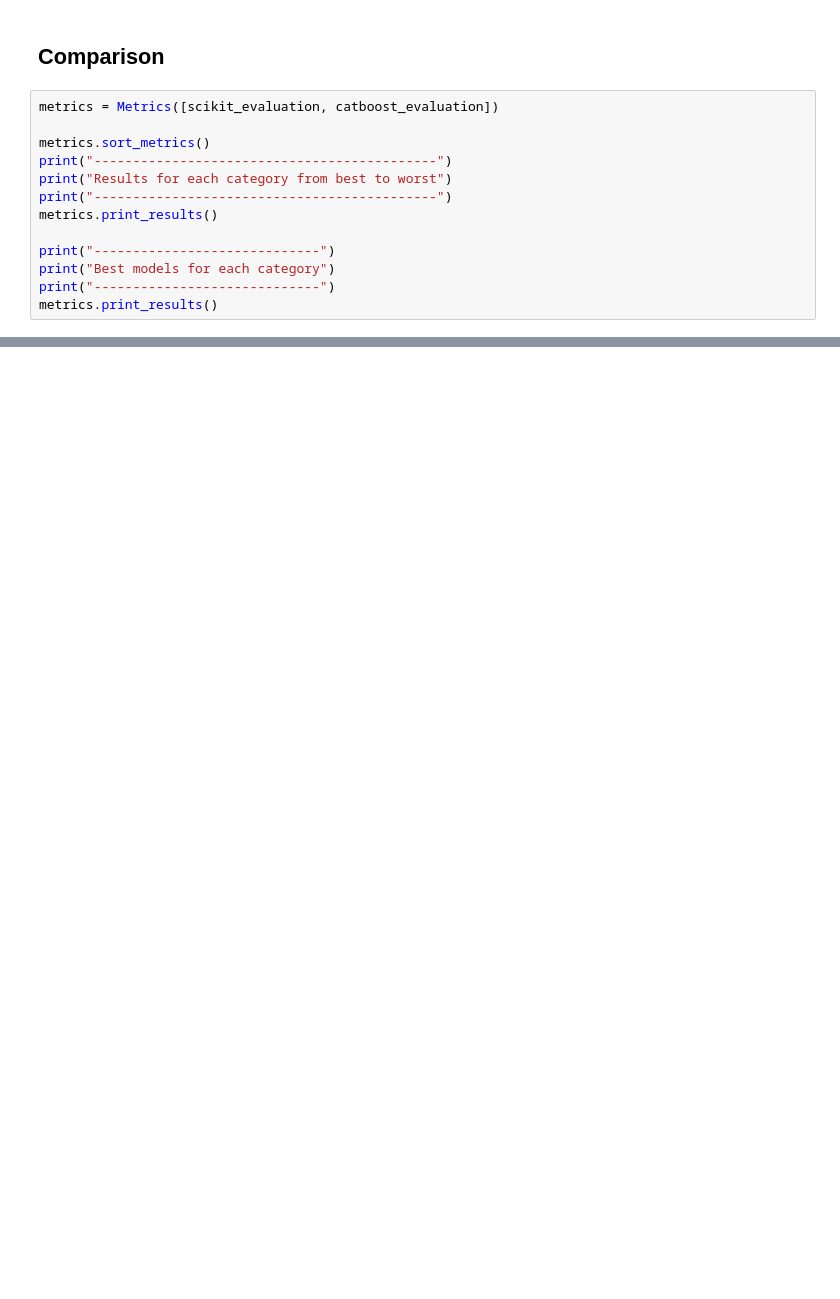
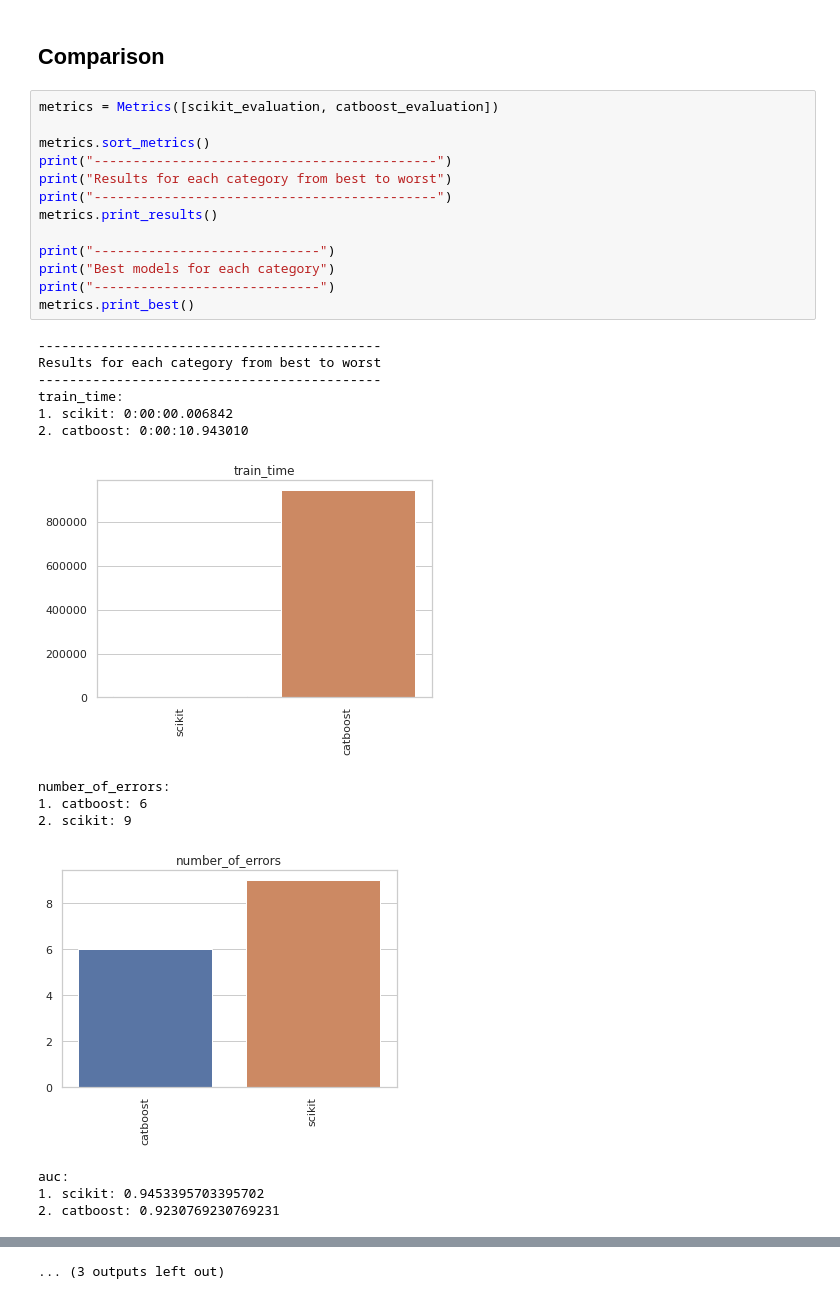
Before and after one commit to TomasJani/thoth-issue-predictor, a Jupyter notebook: thoth_issue_predictor/notebooks/ThothIssuePredictor.ipynb, the cells around one changed output, grey strips where cells are left out. Cells and saved outputs as stored; diff of their text form; blank space fills up the shorter version.

```diff
--- a/thoth_issue_predictor/notebooks/ThothIssuePredictor.ipynb
+++ b/thoth_issue_predictor/notebooks/ThothIssuePredictor.ipynb
@@ -298,13 +219,28 @@ catboost_evaluation.print()
 # %%
 metrics = Metrics([scikit_evaluation, catboost_evaluation])
 
 metrics.sort_metrics()
 print("--------------------------------------------")
 print("Results for each category from best to worst")
 print("--------------------------------------------")
 metrics.print_results()
 
 print("-----------------------------")
 print("Best models for each category")
 print("-----------------------------")
-metrics.print_results()
+metrics.print_best()
+# %% [output]
+--------------------------------------------
+Results for each category from best to worst
+--------------------------------------------
+train_time:
+1. scikit: 0:00:00.006842
+2. catboost: 0:00:10.943010
+[figure, added]
+number_of_errors:
+1. catboost: 6
+2. scikit: 9
+[figure, added]
+auc:
+1. scikit: 0.9453395703395702
+2. catboost: 0.9230769230769231
@@ -310,0 +260 @@ metrics.print_results()
+... (3 outputs left out)
```
Also changed, not shown: parts of 14 cells of this notebook, 17 other files.
